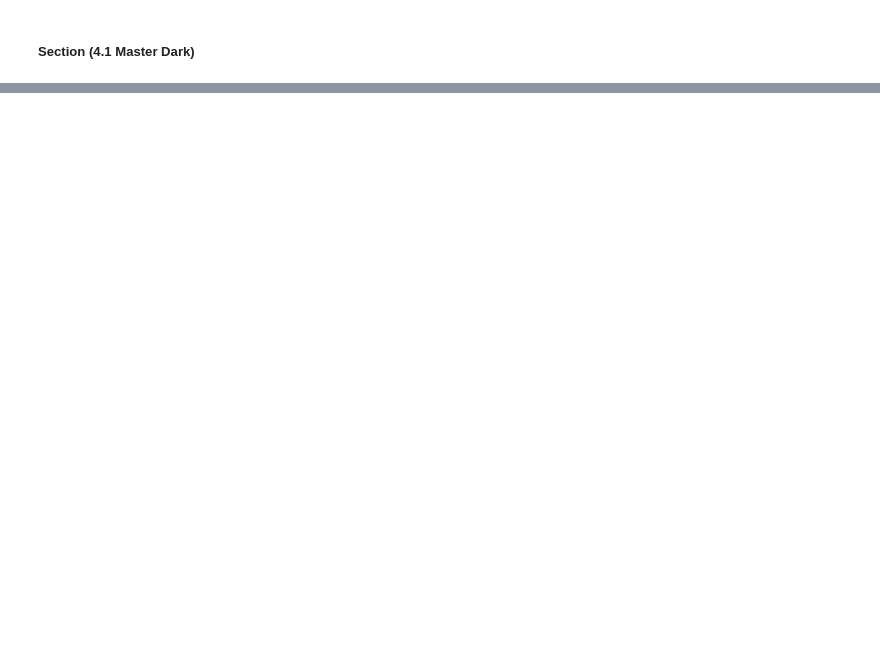
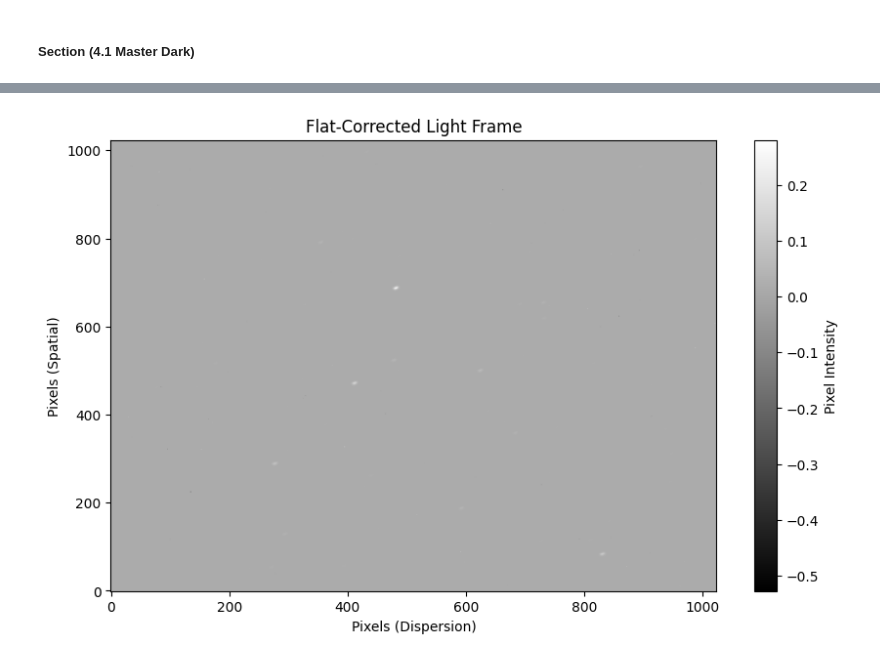
Before and after one commit to emsonmez/AST_443, a Jupyter notebook: Lab_3/Jiyun_Work/Lab_3.ipynb, the cells around one changed output, grey strips where cells are left out. Cells and saved outputs as stored; diff of their text form; code cells hidden in the pictures; blank space fills up the shorter version.

```diff
--- a/Lab_3/Jiyun_Work/Lab_3.ipynb
+++ b/Lab_3/Jiyun_Work/Lab_3.ipynb
@@ -241,0 +292,40 @@ plt.show()
+# %%
+
+
+def master_flat_light(light_frames_dark_subtracted, master_flat):
+    """
+    Apply master flat field correction to dark-corrected light frames.
+
+    :param light_frames_dark_subtracted: List of tuples with headers and dark-corrected light frame data.
+                                         Each tuple has the format (header, data), where `data` is a 2D numpy array.
+    :type light_frames_dark_subtracted: list of tuples
+    :param master_flat: Master flat field for flat field correction.
+    :type master_flat: np.ndarray
+    :return: List of tuples with headers and flat-corrected light frame data.
+    :rtype: list of tuples
+    """
+    flat_corrected_frames = []
+    for header, data in light_frames_dark_subtracted:
+        # Apply flat field correction by dividing each pixel by the corresponding pixel in the master flat
+        corrected_data = data / master_flat
+        flat_corrected_frames.append((header, corrected_data))
+    return flat_corrected_frames
+
+# Assuming you've already created the master flat field from the flat frames
+flat_frames_dark_subtracted = subtract_master_dark(flat_frames, master_dark_f)
+master_flat = np.median([frame[1] for frame in flat_frames_dark_subtracted], axis=0)
+
+# Apply the master flat field to the dark-subtracted light frames
+light_frames_flat_corrected = master_flat_light(light_frames_dark_subtracted, master_flat)
+
+# Example: Display one of the flat-corrected light frames
+plt.figure(figsize=(10, 6))
+plt.imshow(light_frames_flat_corrected[0][1], cmap='gray', origin='lower', aspect='auto')
+plt.colorbar(label='Pixel Intensity')
+plt.xlabel('Pixels (Dispersion)')
+plt.ylabel('Pixels (Spatial)')
+plt.title('Flat-Corrected Light Frame')
+plt.grid(False)
+plt.show()
+# %% [output]
+[figure, added]
```
Also changed, not shown: parts of 15 cells of this notebook, 1 other file.
